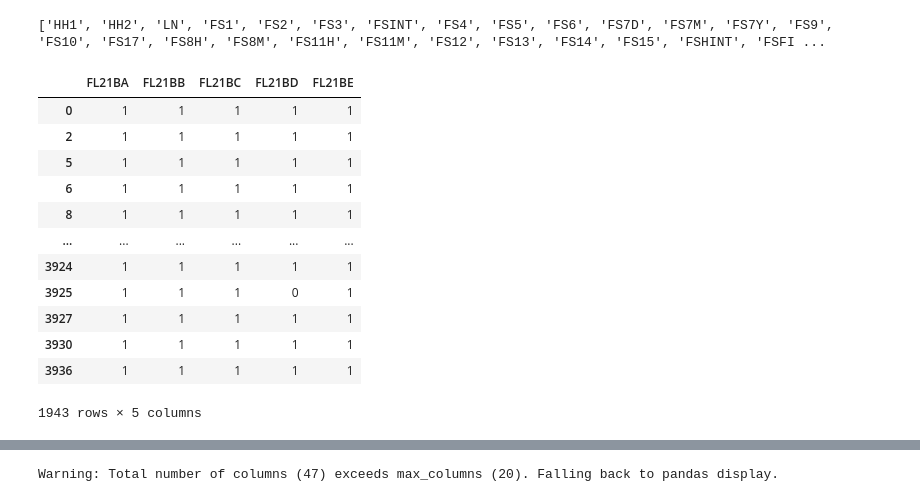
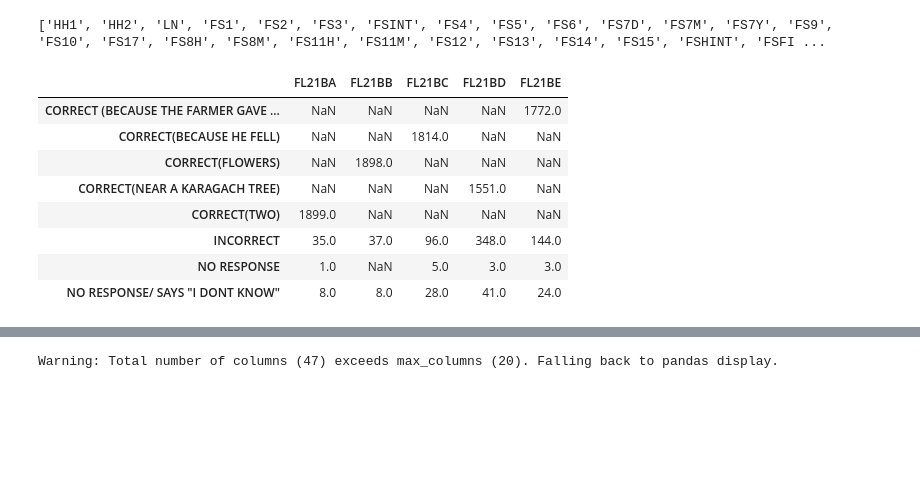
Before and after one commit to Jonchyk/Datamgmt, a Jupyter notebook: PS1.ipynb, the cells around one changed output, grey strips where cells are left out. Saved outputs shown, nothing was run; the diff lists cells and outputs as text; code cells hidden in the pictures; blank space fills up the shorter version.

```diff
--- a/PS1.ipynb
+++ b/PS1.ipynb
@@ -166,18 +162,14 @@ df['wrdprctcorrect'] = ((df['FL20A'] - df['FL20B']) / df['FL20A']) * 100
 df.loc[df['FL20B'] == 0, 'wrdprctcorrect'] = 100
 # %%
 #Now I need to get something else...what are the values in these five columns? FL21BA	FL21BB	FL21BC	FL21BD	FL21BE
-df[['FL21BA', 'FL21BB',	'FL21BC'	,'FL21BD'	,'FL21BE']]
+df[['FL21BA', 'FL21BB', 'FL21BC', 'FL21BD', 'FL21BE']].apply(lambda col: col.value_counts())
 # %% [output]
 |  | FL21BA | FL21BB | FL21BC | FL21BD | FL21BE |
-| 0 | 1 | 1 | 1 | 1 | 1 |
-| 2 | 1 | 1 | 1 | 1 | 1 |
-| 5 | 1 | 1 | 1 | 1 | 1 |
-| 6 | 1 | 1 | 1 | 1 | 1 |
-| 8 | 1 | 1 | 1 | 1 | 1 |
-| ... | ... | ... | ... | ... | ... |
-| 3924 | 1 | 1 | 1 | 1 | 1 |
-| 3925 | 1 | 1 | 1 | 0 | 1 |
-| 3927 | 1 | 1 | 1 | 1 | 1 |
-| 3930 | 1 | 1 | 1 | 1 | 1 |
-| 3936 | 1 | 1 | 1 | 1 | 1 |
+| CORRECT (BECAUSE THE FARMER GAVE ... | NaN | NaN | NaN | NaN | 1772.0 |
+| CORRECT(BECAUSE HE FELL) | NaN | NaN | 1814.0 | NaN | NaN |
+| CORRECT(FLOWERS) | NaN | 1898.0 | NaN | NaN | NaN |
+| CORRECT(NEAR A KARAGACH TREE) | NaN | NaN | NaN | 1551.0 | NaN |
+| CORRECT(TWO) | 1899.0 | NaN | NaN | NaN | NaN |
+| INCORRECT | 35.0 | 37.0 | 96.0 | 348.0 | 144.0 |
+| NO RESPONSE | 1.0 | NaN | 5.0 | 3.0 | 3.0 |
+| NO RESPONSE/ SAYS "I DONT KNOW" | 8.0 | 8.0 | 28.0 | 41.0 | 24.0 |
-1943 rows × 5 columns
```
Also changed, not shown: parts of 15 cells of this notebook.
